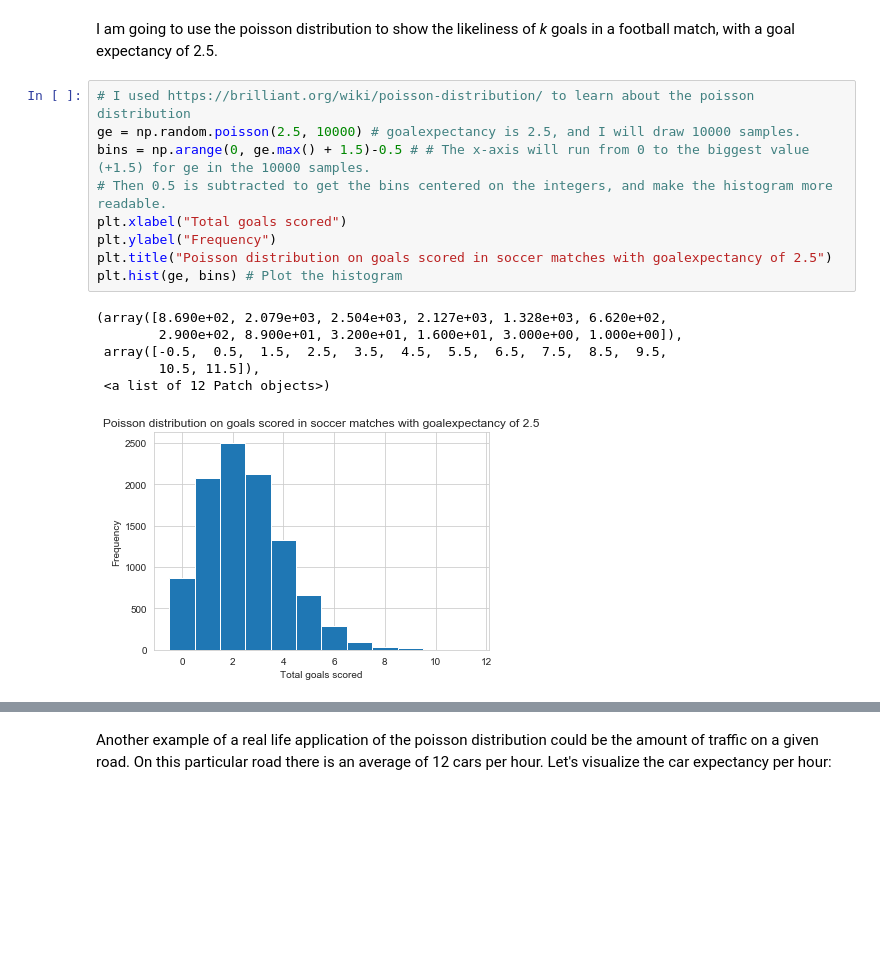
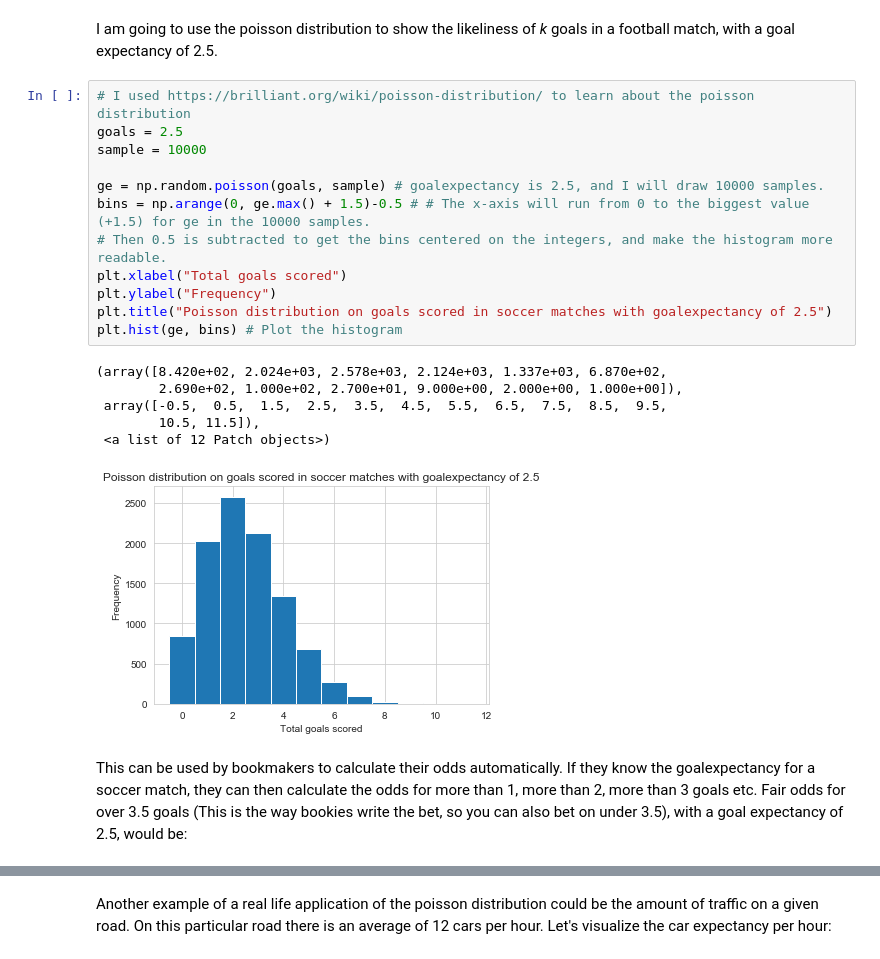
Before and after one commit to Ardvb/Numpy-random, a Jupyter notebook: Numpy-random.ipynb, the cells around one changed output, grey strips where cells are left out. Saved outputs shown, nothing was run; the diff lists cells and outputs as text; blank space fills up the shorter version.

```diff
--- a/Numpy-random.ipynb
+++ b/Numpy-random.ipynb
@@ -359,17 +371,23 @@ The poisson distribution is mainly used to model the number of times an event oc
 I am going to use the poisson distribution to show the likeliness of <em>k</em> goals in a football match, with a goal expectancy of 2.5.
 # %%
 # I used https://brilliant.org/wiki/poisson-distribution/ to learn about the poisson distribution
-ge = np.random.poisson(2.5, 10000) # goalexpectancy is 2.5, and I will draw 10000 samples.
+goals = 2.5
+sample = 10000
+
+ge = np.random.poisson(goals, sample) # goalexpectancy is 2.5, and I will draw 10000 samples.
 bins = np.arange(0, ge.max() + 1.5)-0.5 # # The x-axis will run from 0 to the biggest value (+1.5) for ge in the 10000 samples.
 # Then 0.5 is subtracted to get the bins centered on the integers, and make the histogram more readable.
 plt.xlabel("Total goals scored")
 plt.ylabel("Frequency")
 plt.title("Poisson distribution on goals scored in soccer matches with goalexpectancy of 2.5")
 plt.hist(ge, bins) # Plot the histogram
 # %% [output]
-(array([8.690e+02, 2.079e+03, 2.504e+03, 2.127e+03, 1.328e+03, 6.620e+02,
-        2.900e+02, 8.900e+01, 3.200e+01, 1.600e+01, 3.000e+00, 1.000e+00]),
+(array([8.420e+02, 2.024e+03, 2.578e+03, 2.124e+03, 1.337e+03, 6.870e+02,
+        2.690e+02, 1.000e+02, 2.700e+01, 9.000e+00, 2.000e+00, 1.000e+00]),
  array([-0.5,  0.5,  1.5,  2.5,  3.5,  4.5,  5.5,  6.5,  7.5,  8.5,  9.5,
         10.5, 11.5]),
  <a list of 12 Patch objects>)
-[figure, old version]
+[figure, new version]
+# %% [markdown]
+This can be used by bookmakers to calculate their odds automatically. If they know the goalexpectancy for a soccer match, they can then calculate the odds for more than 1, more than 2, more than 3 goals etc.
+Fair odds for over 3.5 goals (This is the way bookies write the bet, so you can also bet on under 3.5), with a goal expectancy of 2.5, would be:
```
Also changed, not shown: parts of 32 cells of this notebook.
